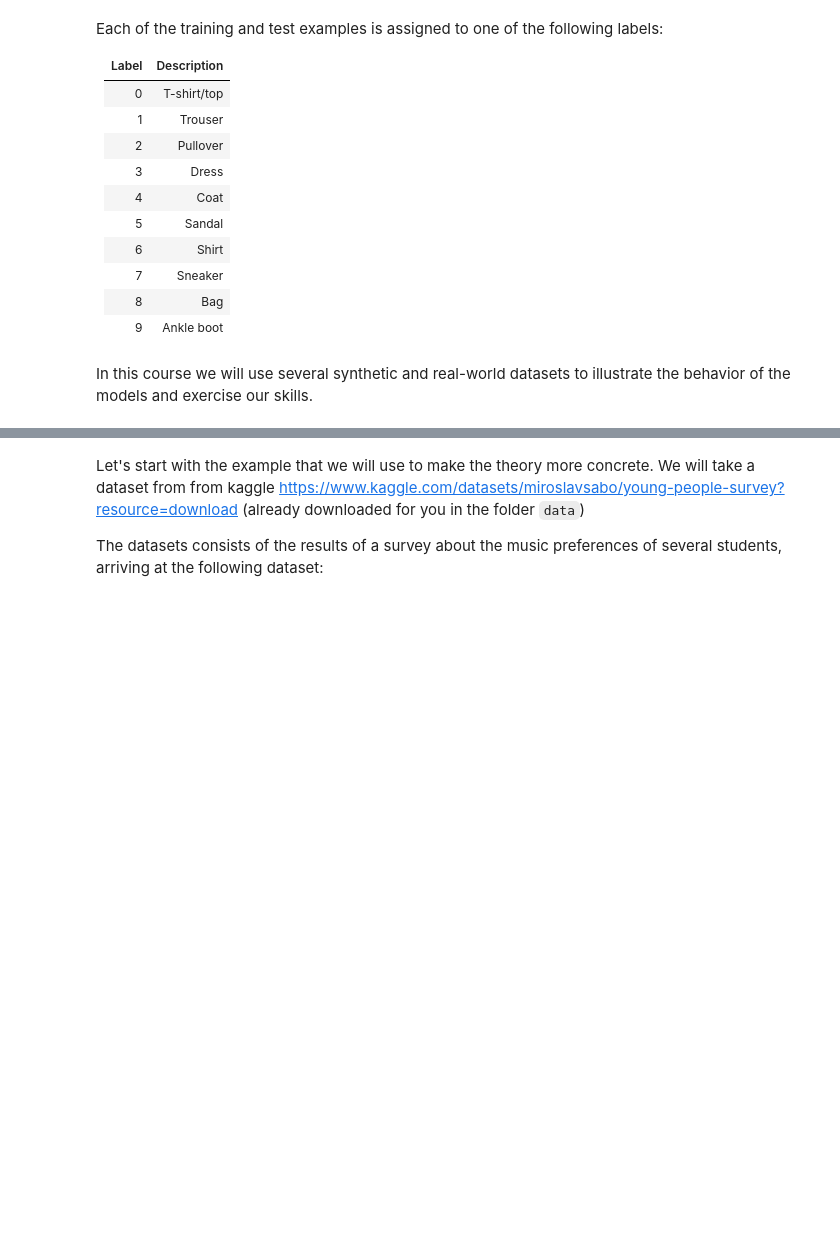
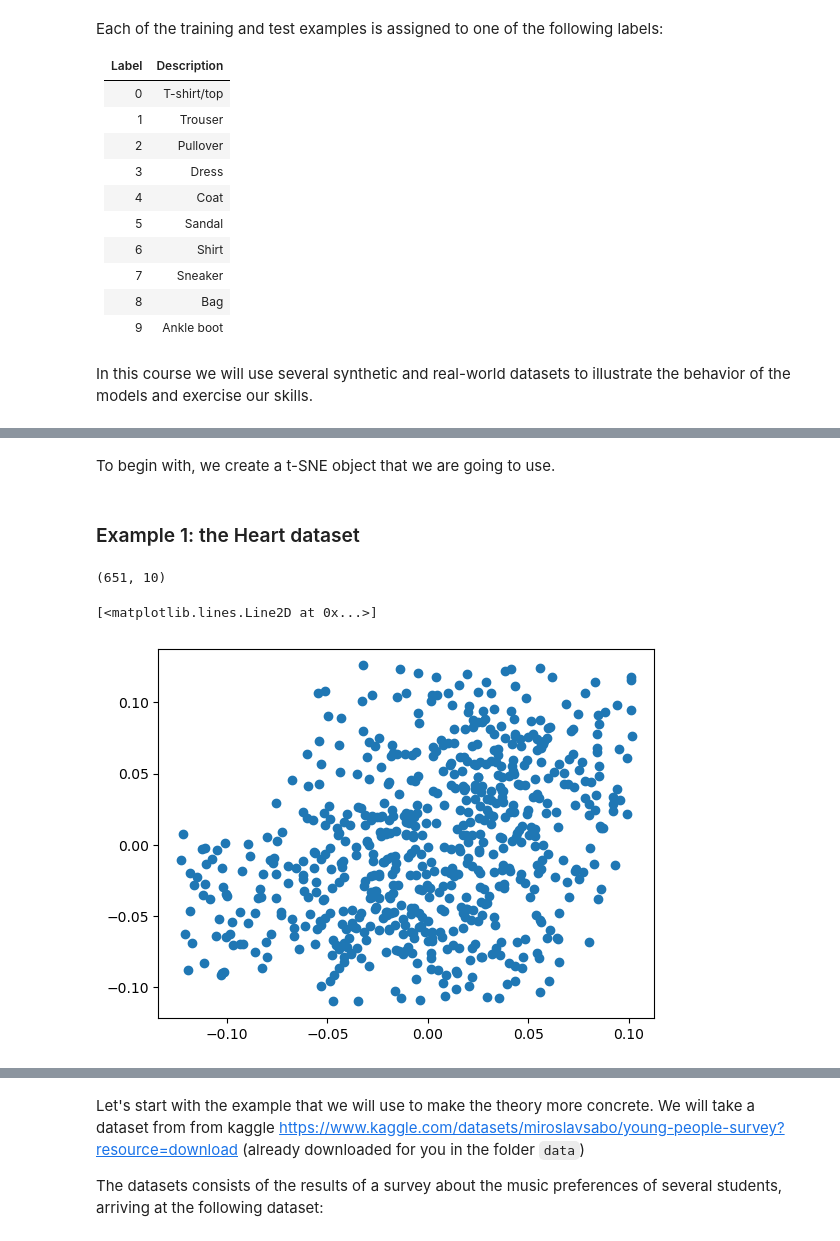
Before and after one commit to neworldemancer/DSF5, a Jupyter notebook: Course_2.ipynb, the cells around one changed output, grey strips where cells are left out. Drawn from its saved outputs; the diff is of its cells as text; code cells hidden in the pictures; blank space fills up the shorter version.

```diff
--- a/Course_2.ipynb
+++ b/Course_2.ipynb
@@ -266,0 +311,2 @@ We do not aim at fitting a mapping from $X$ to $Y$, but to understand pattern in
+# %% [markdown]
+To begin with, we create a t-SNE object that we are going to use.
@@ -266,0 +318,2 @@ We do not aim at fitting a mapping from $X$ to $Y$, but to understand pattern in
+# %% [markdown]
+### Example 1: the Heart dataset
@@ -266,0 +322,9 @@ We do not aim at fitting a mapping from $X$ to $Y$, but to understand pattern in
+# %%
+data.shape
+# %% [output]
+(651, 10)
+# %%
+plt.plot(data[:,0], data[:,1],'o')
+# %% [output]
+[<matplotlib.lines.Line2D at 0x...>]
+[figure, added]
```
Also changed, not shown: parts of 101 cells of this notebook, 1 other file.
